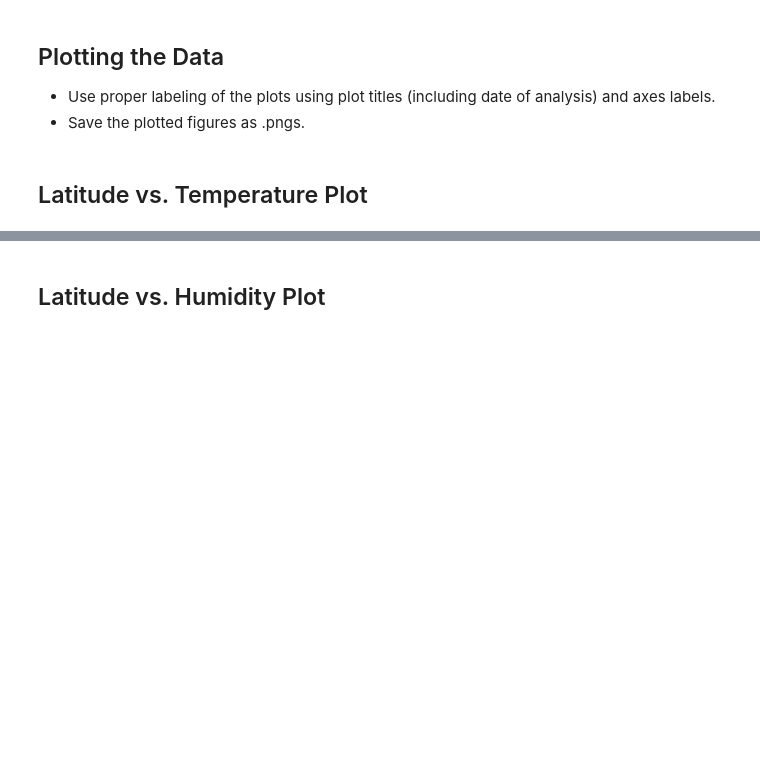
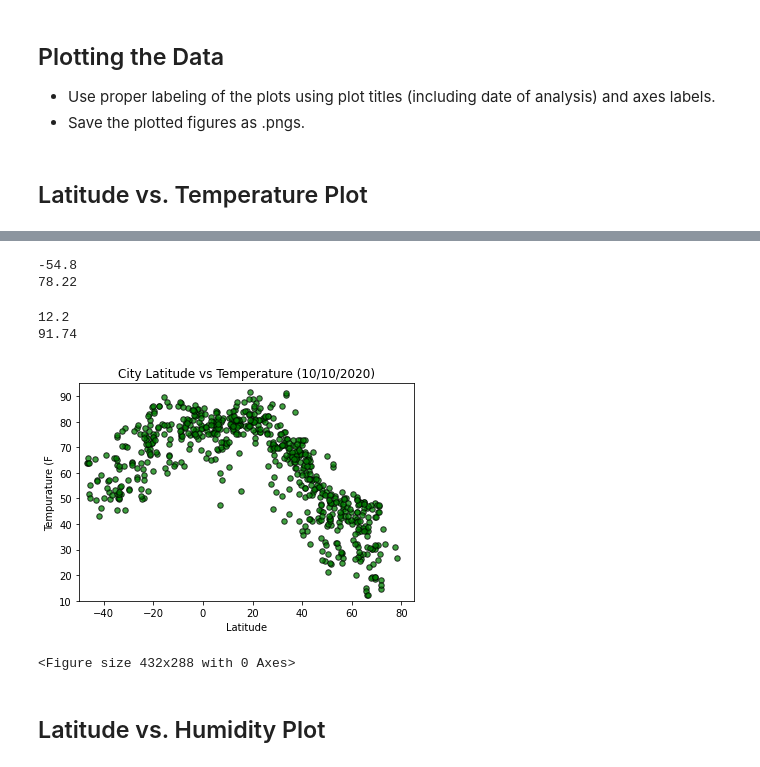
Before and after one commit to JeniLam/Python_API_Challenge, a Jupyter notebook: WeatherPy/WeatherPy.ipynb, the cells around one changed output, grey strips where cells are left out. Saved outputs shown, nothing was run; the diff lists cells and outputs as text; code cells hidden in the pictures; blank space fills up the shorter version.

Commit message:
Adds udpated CSV and Lat vs Temp png

```diff
--- a/WeatherPy/WeatherPy.ipynb
+++ b/WeatherPy/WeatherPy.ipynb
@@ -232,3 +207,31 @@ city_data.head(10)
+# %%
+print(city_data['Latitude'].min())
+print(city_data['Latitude'].max())
+# %% [output]
+-54.8
+78.22
+# %%
+print(city_data['Temperature'].min())
+print(city_data['Temperature'].max())
+# %% [output]
+12.2
+91.74
+# %%
+x_value = city_data['Latitude']
+y_value = city_data['Temperature']
+
+plt.scatter(x_value, y_value, marker="o", facecolors="green", edgecolors="black",
+            s=30, alpha=0.75)
+plt.xlim(-50, 85)
+plt.ylim(10,95 )
+plt.title('City Latitude vs Temperature (10/10/2020)')
+plt.xlabel('Latitude')
+plt.ylabel('Tempurature (F')
+plt.show()
+plt.savefig('Lat_vs_Temp.png')
+# %% [output]
+[figure, added]
+<Figure size 432x288 with 0 Axes>
 # %% [markdown]
 ## Latitude vs. Humidity Plot
 # %%
```
Also changed, not shown: parts of 11 cells of this notebook, 2 other files.
